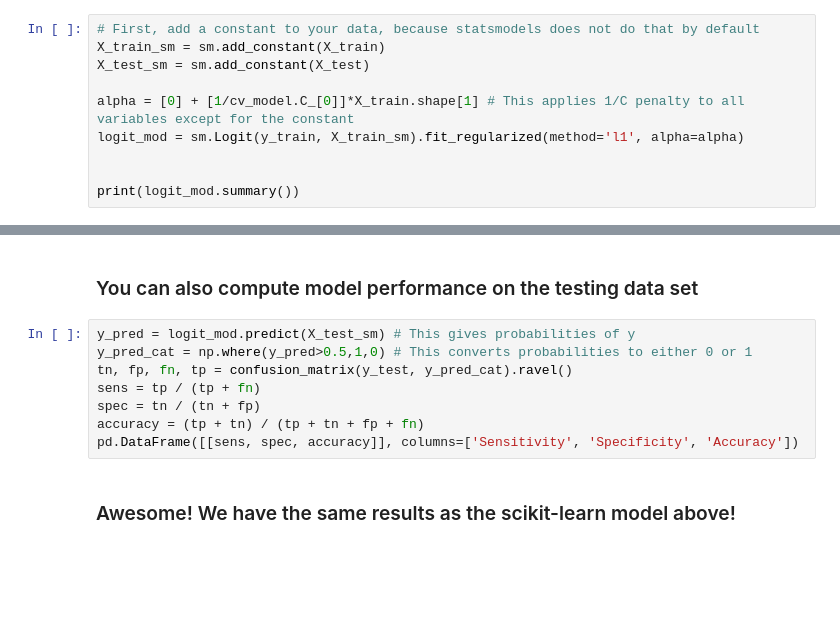
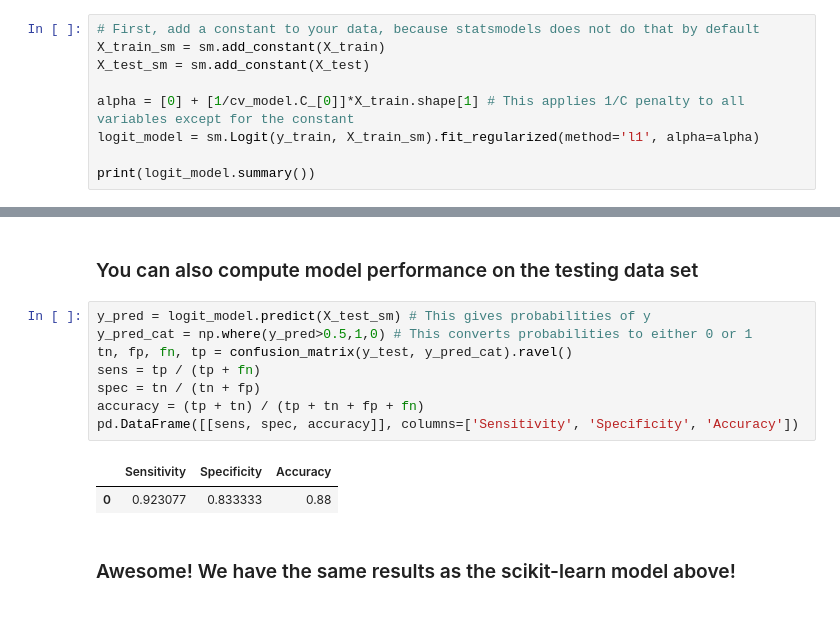
Before and after one commit to abdulrahman1123/analysis_examples, a Jupyter notebook: logistic_regression.ipynb, the cells around one changed output, grey strips where cells are left out. Drawn from its saved outputs; the diff is of its cells as text; blank space fills up the shorter version.

```diff
--- a/logistic_regression.ipynb
+++ b/logistic_regression.ipynb
@@ -149,7 +177,6 @@ X_train_sm = sm.add_constant(X_train)
 X_test_sm = sm.add_constant(X_test)
 
 alpha = [0] + [1/cv_model.C_[0]]*X_train.shape[1] # This applies 1/C penalty to all variables except for the constant
-logit_mod = sm.Logit(y_train, X_train_sm).fit_regularized(method='l1', alpha=alpha)
+logit_model = sm.Logit(y_train, X_train_sm).fit_regularized(method='l1', alpha=alpha)
 
-
-print(logit_mod.summary())
+print(logit_model.summary())
@@ -157,13 +202,16 @@ print(logit_mod.summary())
 ###
 ### You can also compute model performance on the testing data set
 # %%
-y_pred = logit_mod.predict(X_test_sm) # This gives probabilities of y
+y_pred = logit_model.predict(X_test_sm) # This gives probabilities of y
 y_pred_cat = np.where(y_pred>0.5,1,0) # This converts probabilities to either 0 or 1
 tn, fp, fn, tp = confusion_matrix(y_test, y_pred_cat).ravel()
 sens = tp / (tp + fn)
 spec = tn / (tn + fp)
 accuracy = (tp + tn) / (tp + tn + fp + fn)
 pd.DataFrame([[sens, spec, accuracy]], columns=['Sensitivity', 'Specificity', 'Accuracy'])
+# %% [output]
+|  | Sensitivity | Specificity | Accuracy |
+| 0 | 0.923077 | 0.833333 | 0.88 |
 # %% [markdown]
 ###
 ### Awesome! We have the same results as the scikit-learn model above!
```
Also changed, not shown: parts of 4 cells of this notebook, 3 other files.
